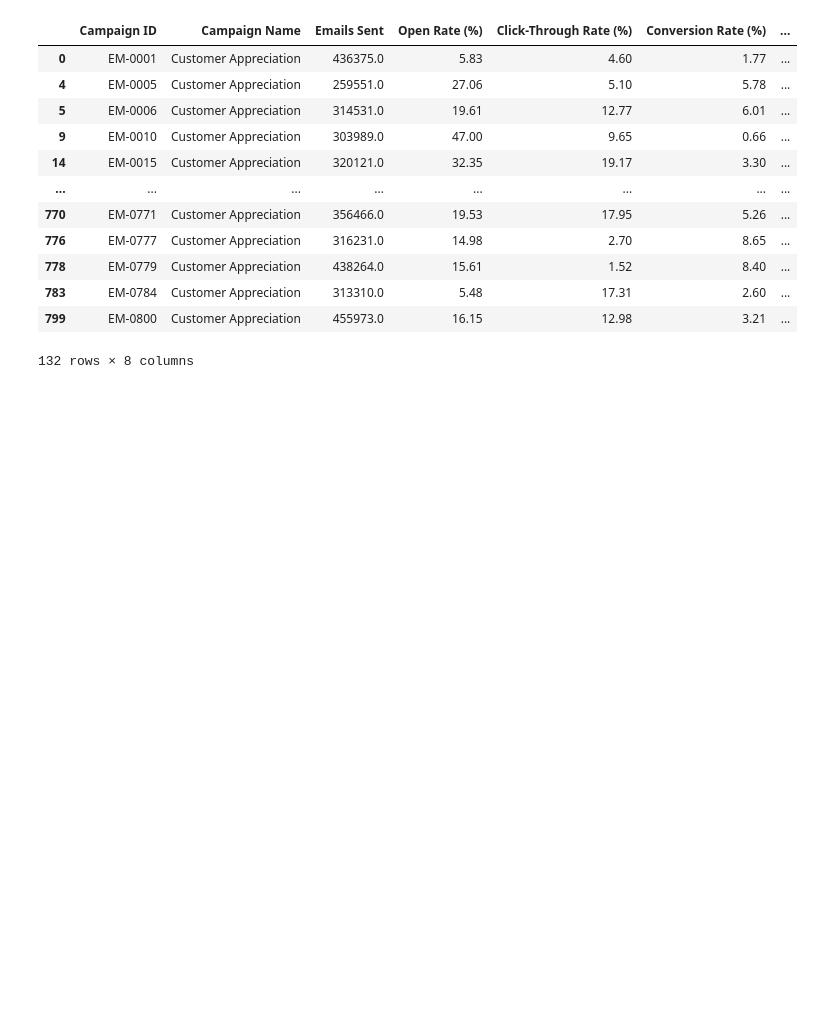
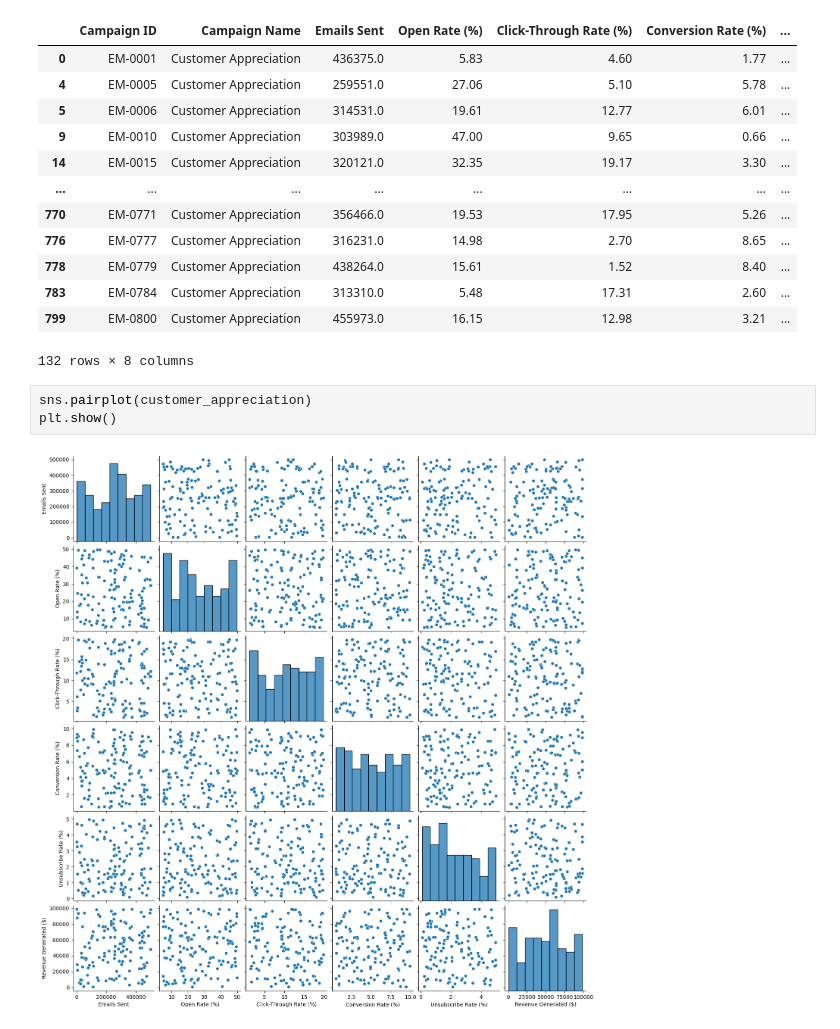
Before and after one commit to HassanFathyIsmail/Email-Campaign-Gig, a Jupyter notebook: Email-Campaign.ipynb, the cells around one changed output. Drawn from its saved outputs; the diff is of its cells as text; blank space fills up the shorter version.

Commit message:
ploting pairplot for  "Customer Appreciation" campaign

```diff
--- a/Email-Campaign.ipynb
+++ b/Email-Campaign.ipynb
@@ -185,3 +185,8 @@ customer_appreciation
 | 783 | EM-0784 | Customer Appreciation | 313310.0 | 5.48 | 17.31 | 2.60 | ... |
 | 799 | EM-0800 | Customer Appreciation | 455973.0 | 16.15 | 12.98 | 3.21 | ... |
 132 rows × 8 columns
+# %%
+sns.pairplot(customer_appreciation)
+plt.show()
+# %% [output]
+[figure, added]
```
